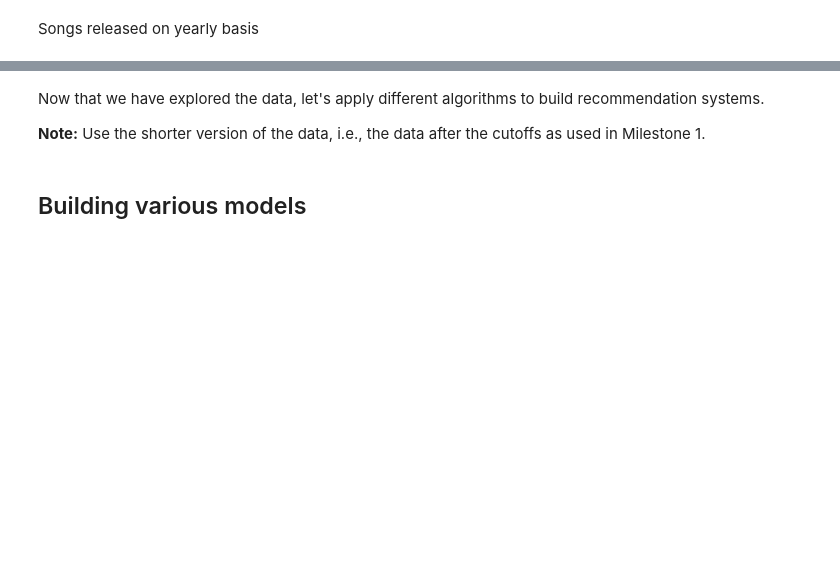
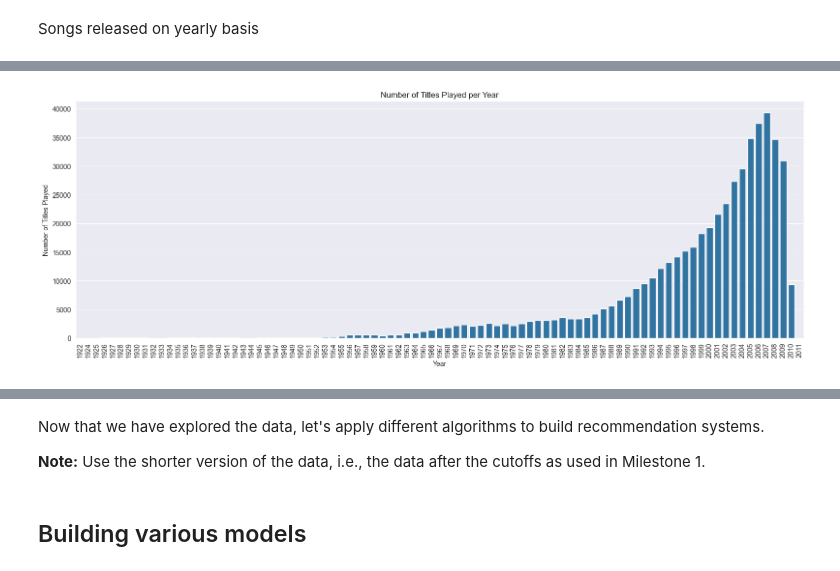
Before and after one commit to shaeristina-ds/mit-pe-spotify-rec, a Jupyter notebook: Music_Recommendation_System_Full_Code.ipynb, the cells around one changed output, grey strips where cells are left out. Cells and saved outputs as stored; diff of their text form; code cells hidden in the pictures; blank space fills up the shorter version.

```diff
--- a/Music_Recommendation_System_Full_Code.ipynb
+++ b/Music_Recommendation_System_Full_Code.ipynb
@@ -222,0 +467,18 @@ Songs released on yearly basis
+# %%
+# Create a barplot showing number of titles played per year
+plt.figure(figsize=(16, 6))
+sns.barplot(data=songs_per_year, x='year', y='song_count')
+
+# Set labels and title
+plt.xlabel('Year')
+plt.ylabel('Number of Titles Played')
+plt.title('Number of Titles Played per Year')
+
+# Rotate x-axis labels to prevent overcrowding
+plt.xticks(rotation=90)
+
+# Display the plot
+plt.tight_layout()
+plt.show()
+# %% [output]
+[figure, added]
```
Also changed, not shown: parts of 68 cells of this notebook, 7 other files.
